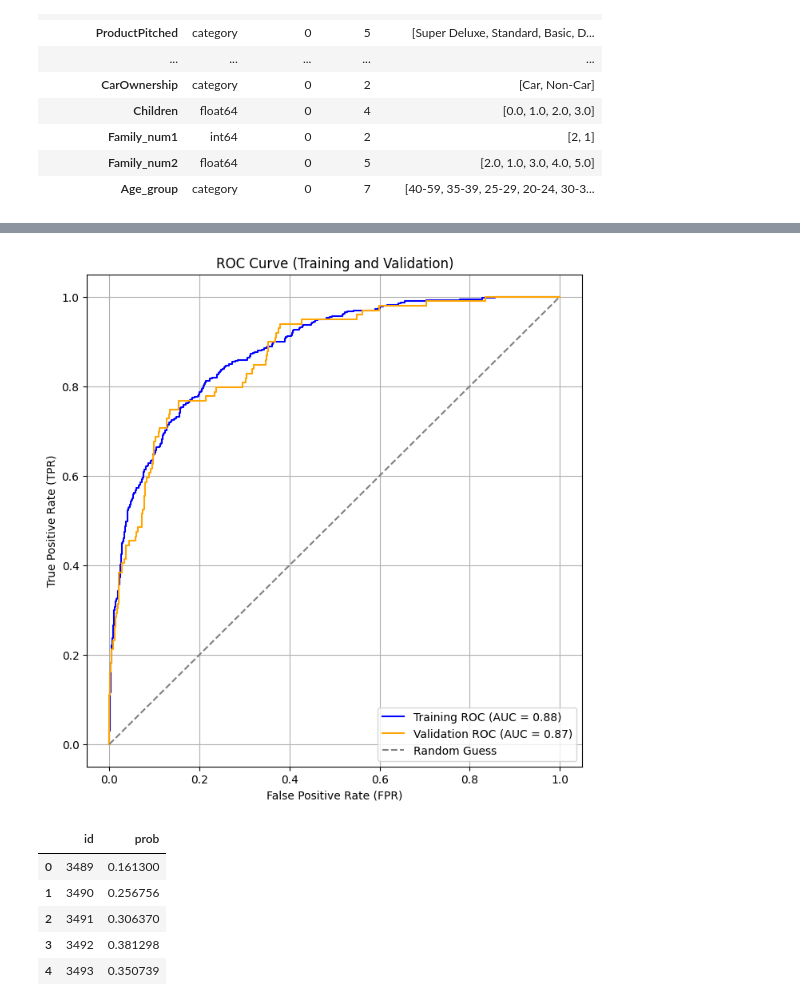
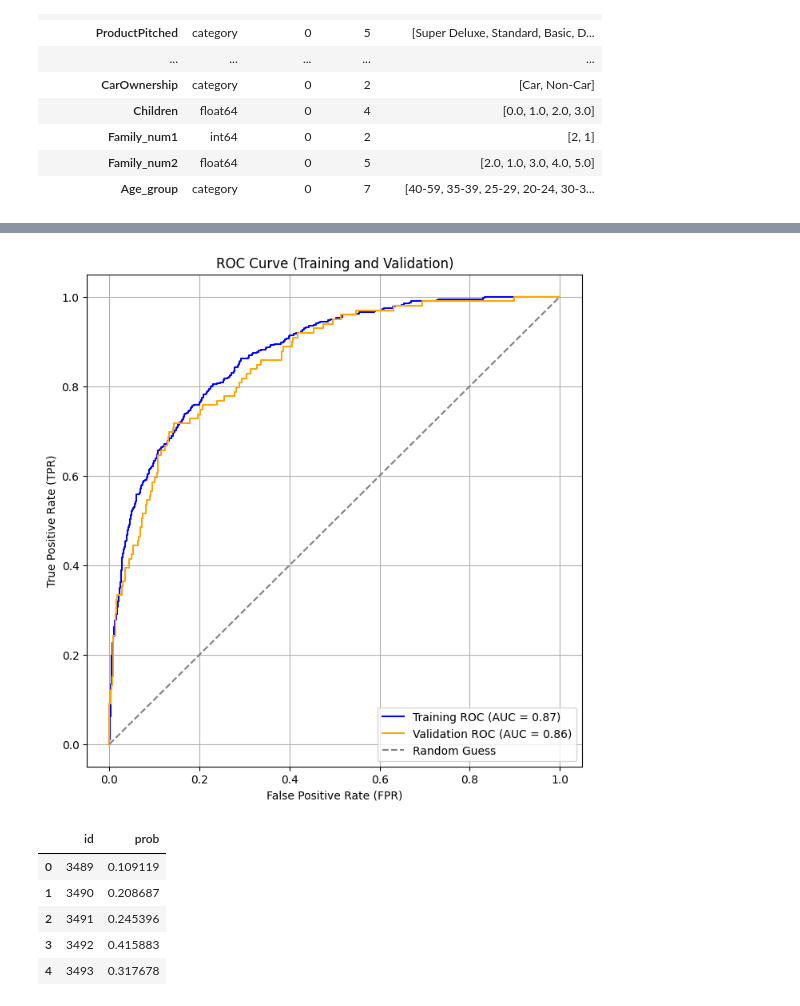
Before and after one commit to skyshine460/ProdTaken, a Jupyter notebook: ProdTaken_catboost.ipynb, the cells around one changed output, grey strips where cells are left out. Drawn from its saved outputs; the diff is of its cells as text; code cells hidden in the pictures.

Commit message:
prodtaken_submission16

```diff
--- a/ProdTaken_catboost.ipynb
+++ b/ProdTaken_catboost.ipynb
@@ -1496,17 +1496,17 @@ x_test = test_df[features]
 
 params_cat = {
     'iterations': 2000,
-    'learning_rate': 0.01,
-    'depth': 6,
+    'learning_rate': 0.05,
+    'depth': 3,
     'loss_function': 'Logloss',
     'verbose': -1,
     'eval_metric': 'AUC',
     'random_seed': 123,
-    # 'l2_leaf_reg': 0.1,
+    'l2_leaf_reg': 0.7,
     'bootstrap_type': 'Bernoulli',
-    'subsample': 0.61,
-    'colsample_bylevel': 0.61,
-    # 'one_hot_max_size': 12,
+    'subsample': 0.6,
+    'colsample_bylevel': 0.6,
+    'one_hot_max_size': 12,
 }
 # %%
 models = []
@@ -1638,28 +1638,28 @@ plt.legend(loc='lower right')
 plt.grid()
 plt.show()
 # %% [output]
-[figure, old version]
+[figure, new version]
 # %%
 # y_pred_prob = model.predict_proba(test_df[features])[:, 1]
 y_pred_prob = ensemble_predict(models, x_test)
 
 
 sub = pd.read_csv('/content/drive/MyDrive/契約予測（SIGNATE Cup 2024）/提供データ/sample_submit.csv', header=None)
 test_ids = sub.iloc[:, 0]
 
 submission = pd.DataFrame({
     'id': test_ids,
     'prob': y_pred_prob
 })
 
-submission_name = "prodtaken_submission15"
+submission_name = "prodtaken_submission16"
 
 submission.to_csv(f'{submission_name}.csv', index=False, header=None)
 submission.head()
 # %% [output]
 |  | id | prob |
-| 0 | 3489 | 0.161300 |
-| 1 | 3490 | 0.256756 |
-| 2 | 3491 | 0.306370 |
-| 3 | 3492 | 0.381298 |
-| 4 | 3493 | 0.350739 |
+| 0 | 3489 | 0.109119 |
+| 1 | 3490 | 0.208687 |
+| 2 | 3491 | 0.245396 |
+| 3 | 3492 | 0.415883 |
+| 4 | 3493 | 0.317678 |
```
Also changed, not shown: parts of 5 cells of this notebook.
